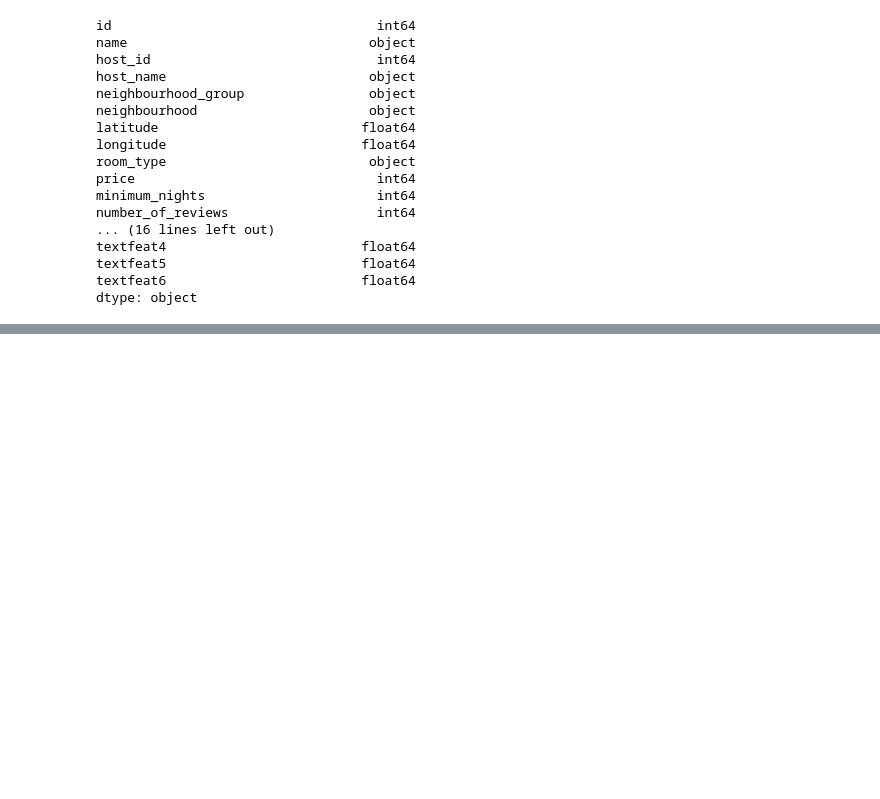
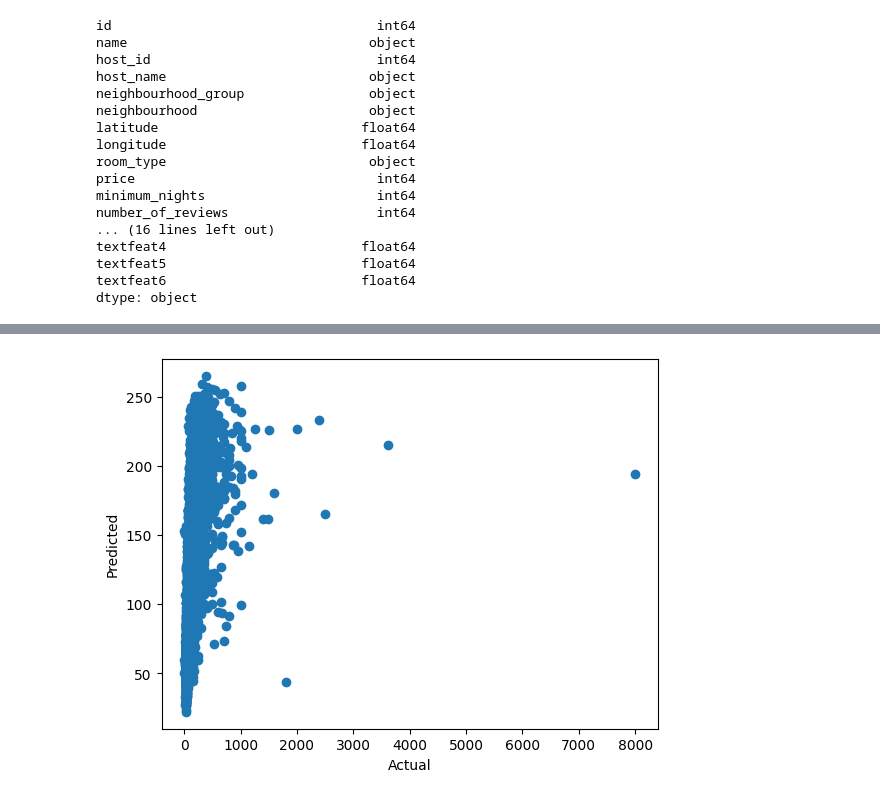
Before and after one commit to joshuajacobs2020/AirbnbPricePrediction, a Jupyter notebook: Airbnb2_Jerry.ipynb, the cells around one changed output, grey strips where cells are left out. Cells and saved outputs as stored; diff of their text form; code cells hidden in the pictures; blank space fills up the shorter version.

```diff
--- a/Airbnb2_Jerry.ipynb
+++ b/Airbnb2_Jerry.ipynb
@@ -27,0 +203,4 @@ dtype: object
+# %%
+y_pred_bag = bag.predict(X_test)
+results_bag = pd.DataFrame({'Actual': y_test, 'Predicted': y_pred_bag})
+results_bag.head(10)
@@ -27,0 +241,8 @@ dtype: object
+# %%
+# plot actual vs predicted
+plt.scatter(y_test, y_pred_bag)
+plt.xlabel('Actual')
+plt.ylabel('Predicted')
+plt.show()
+# %% [output]
+[figure, added]
```
Also changed, not shown: parts of 19 cells of this notebook.
